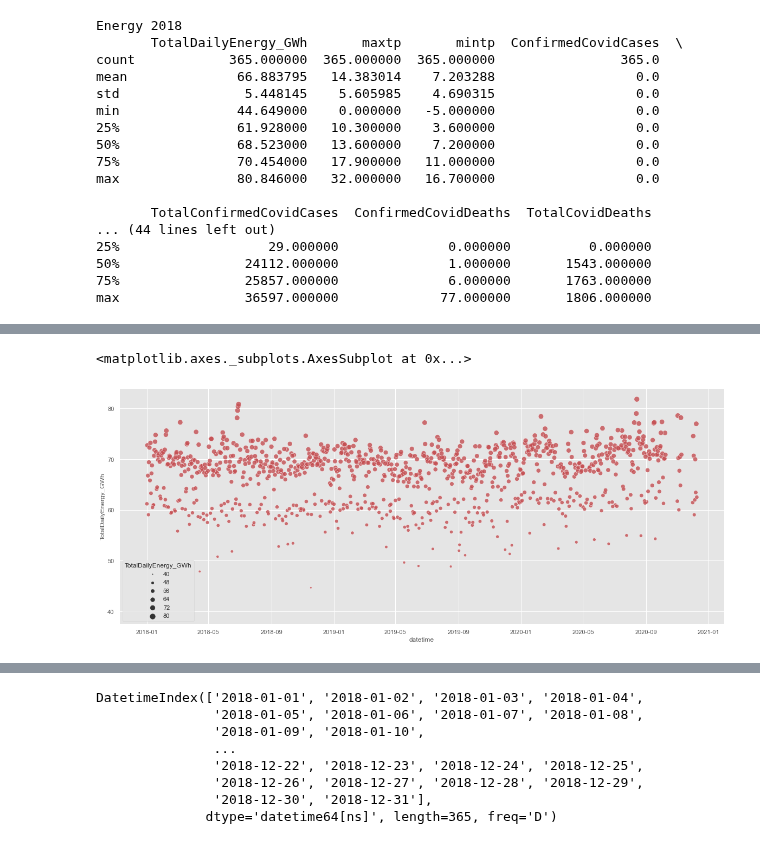
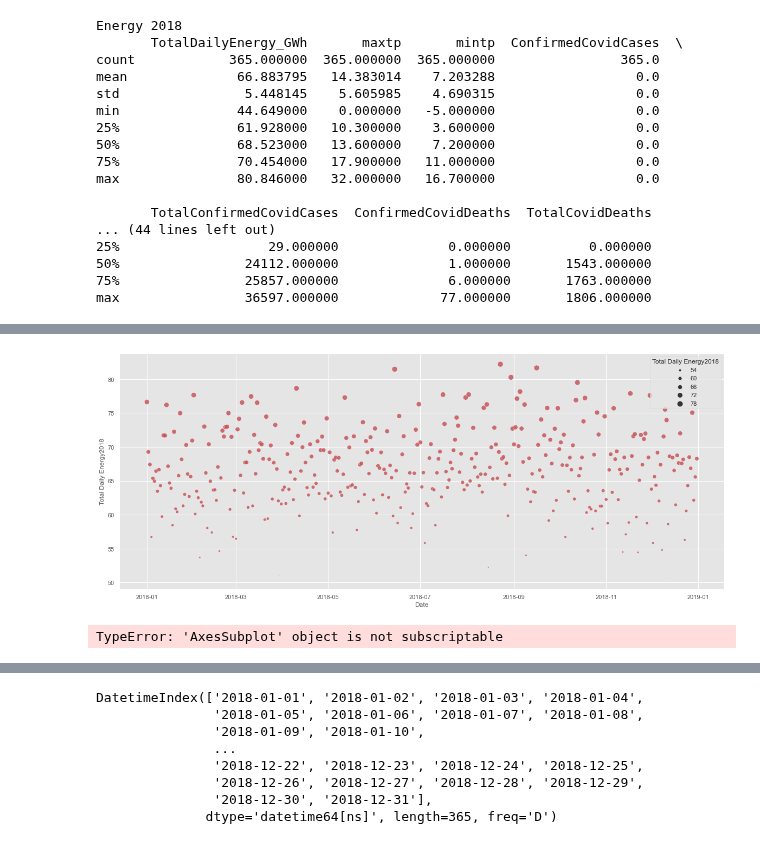
Before and after one commit to Keitho08/Prog_for_data_analyis_project_2020, a Jupyter notebook: Programming_for_Data_Analysis_Project_2020.ipynb, the cells around one changed output, grey strips where cells are left out. Saved outputs shown, nothing was run; the diff lists cells and outputs as text; code cells hidden in the pictures.

```diff
--- a/Programming_for_Data_Analysis_Project_2020.ipynb
+++ b/Programming_for_Data_Analysis_Project_2020.ipynb
@@ -91,12 +169,34 @@ plt.rcParams["figure.figsize"] = (20,8) #sets the plots size
+# %%
+# Creating the Date's for 2018:
+start2018 = datetime.datetime(2018, 1, 1)
+end2018 = datetime.datetime(2018, 12, 31)
+dates2018 = pd.date_range(start2018, end2018, freq='d')
+
+# Creating the Date's for 2019:
+start2019 = datetime.datetime(2019, 1, 1)
+end2019 = datetime.datetime(2019, 12, 31)
+dates2019 = pd.date_range(start2019, end2019, freq='d')
+
+# Creating the Date's for 2020:
+start2020 = datetime.datetime(2020, 1, 1)
+end2020 = datetime.datetime(2020, 10, 1)
+dates2020 = pd.date_range(start2020, end2020, freq='d')
+# %%
+# Creating the Energy for 2018:
+
+np.random.seed(3)
+
+synEne2018 = np.random.normal(loc=66.883795, scale=5.448145, size=365)
+#synEne2018 = np.random.poisson(lam=66.883795, size=365)
+syn2018EnergyDict = pd.DataFrame({'Date': dates2018, 'Total Daily Energy2018': synEne2018})
+
+SynDailyEnergy2018Plot = sns.scatterplot(x="Date", y="Total Daily Energy2018", size="Total Daily Energy2018", sizes=(1, 100), alpha=.8, data=syn2018EnergyDict[0:], color='r')
+plt.show()
+# %% [output]
+[figure, added]
 # %%
-import numpy as np
-import pandas as pd
-import datetime
 
-CombinedData = pd.concat([Energy2018, Energy2019, Energy2020])
-CombinedData
-
-sns.scatterplot(x="datetime", y="TotalDailyEnergy_GWh", size="TotalDailyEnergy_GWh", sizes=(1, 100), alpha=.8, data=CombinedData[0:], color='r')
+Energy2018 = sns.scatterplot(x="datetime", y="TotalDailyEnergy_GWh", size="TotalDailyEnergy_GWh", sizes=(1, 100), alpha=.8, data=Energy2018[0:], color='r')
+plt.show()
 # %% [output]
-<matplotlib.axes._subplots.AxesSubplot at 0x...>
+TypeError: 'AxesSubplot' object is not subscriptable
-[figure, removed]
```
Also changed, not shown: parts of 20 cells of this notebook.
